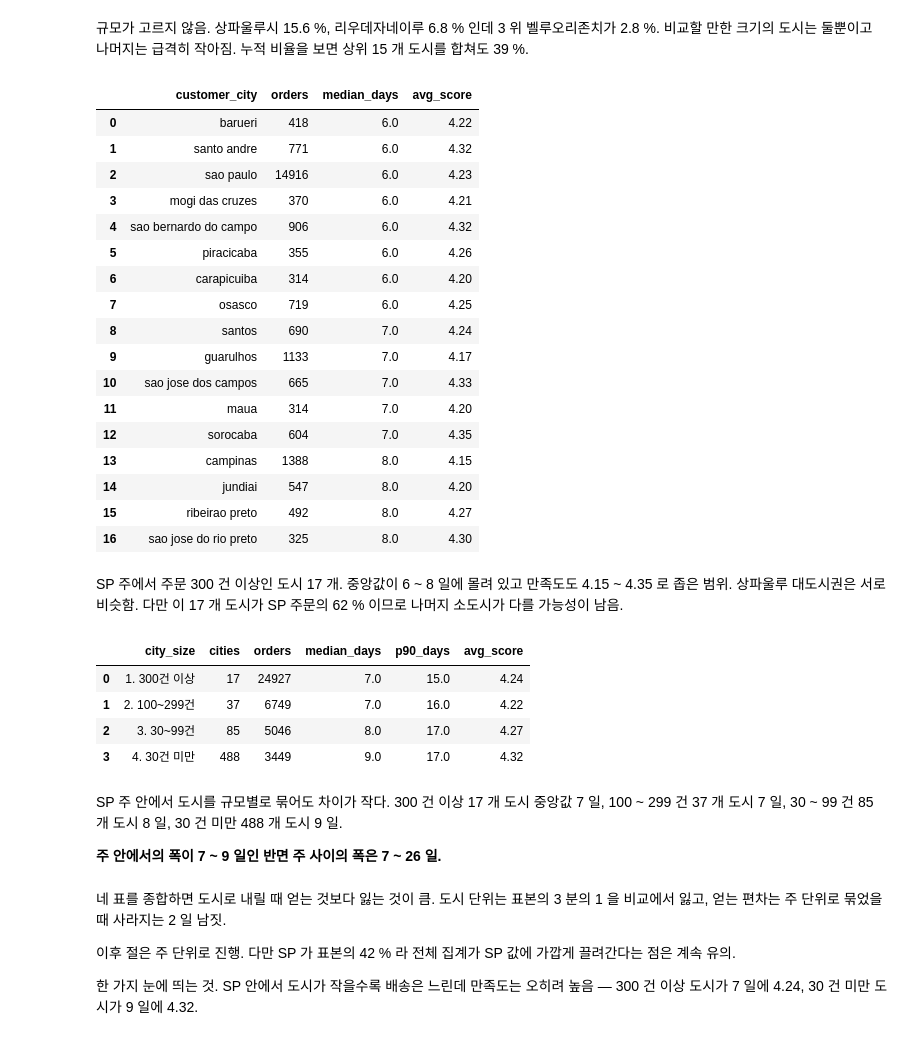
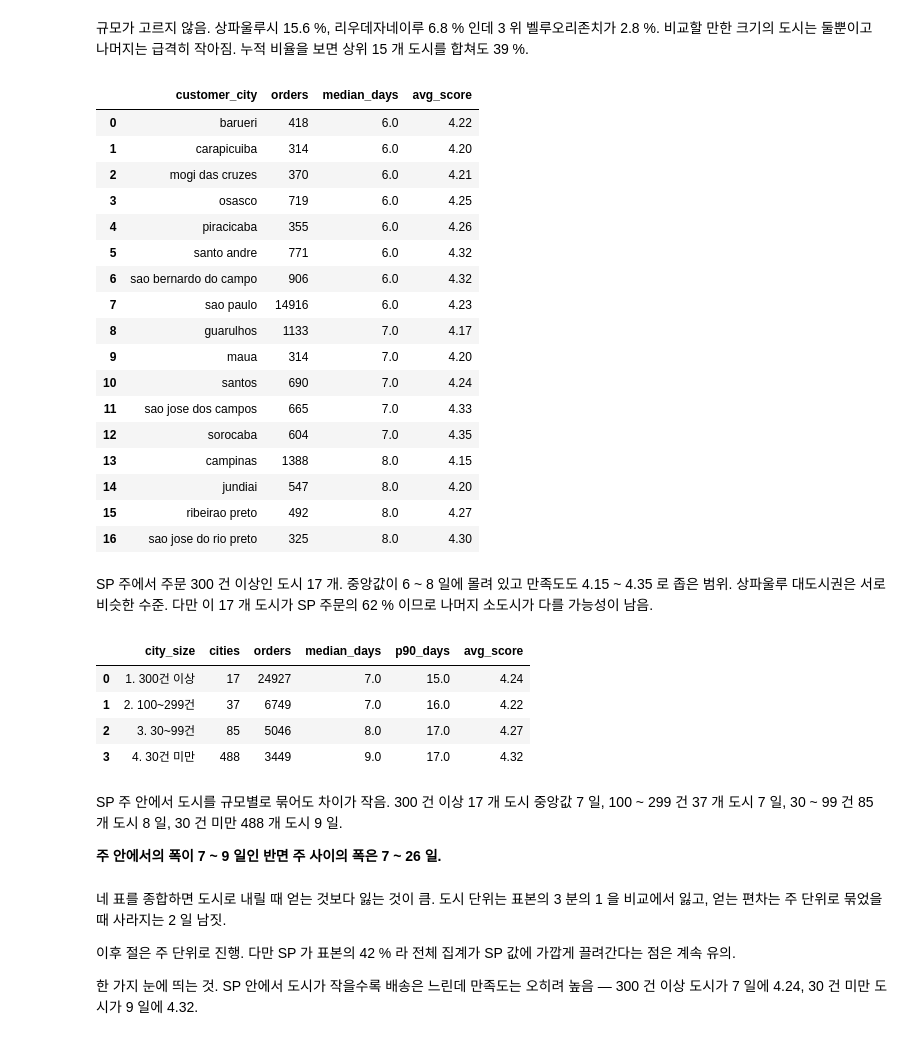
Before and after one commit to wlstjd1011/Olist-data-analyze, a Jupyter notebook: notebooks/06_delivery_expectation.ipynb, the cells around one changed output. Cells and saved outputs as stored; diff of their text form; code cells hidden in the pictures.

```diff
--- a/notebooks/06_delivery_expectation.ipynb
+++ b/notebooks/06_delivery_expectation.ipynb
@@ -322,29 +322,29 @@ LIMIT 15
 # %%
 con.execute("""
 SELECT customer_city,
        COUNT(*)                     AS orders,
        MEDIAN(delivery_days)        AS median_days,
        ROUND(AVG(review_score), 2)  AS avg_score
 FROM delivery_review
 WHERE customer_state = 'SP'
 GROUP BY customer_city
 HAVING COUNT(*) >= 300
-ORDER BY median_days
+ORDER BY median_days, customer_city
 """).df()
 # %% [output]
 |  | customer_city | orders | median_days | avg_score |
 | 0 | barueri | 418 | 6.0 | 4.22 |
-| 1 | santo andre | 771 | 6.0 | 4.32 |
-| 2 | sao paulo | 14916 | 6.0 | 4.23 |
-| 3 | mogi das cruzes | 370 | 6.0 | 4.21 |
-| 4 | sao bernardo do campo | 906 | 6.0 | 4.32 |
-| 5 | piracicaba | 355 | 6.0 | 4.26 |
-| 6 | carapicuiba | 314 | 6.0 | 4.20 |
-| 7 | osasco | 719 | 6.0 | 4.25 |
-| 8 | santos | 690 | 7.0 | 4.24 |
-| 9 | guarulhos | 1133 | 7.0 | 4.17 |
-| 10 | sao jose dos campos | 665 | 7.0 | 4.33 |
-| 11 | maua | 314 | 7.0 | 4.20 |
+| 1 | carapicuiba | 314 | 6.0 | 4.20 |
+| 2 | mogi das cruzes | 370 | 6.0 | 4.21 |
+| 3 | osasco | 719 | 6.0 | 4.25 |
+| 4 | piracicaba | 355 | 6.0 | 4.26 |
+| 5 | santo andre | 771 | 6.0 | 4.32 |
+| 6 | sao bernardo do campo | 906 | 6.0 | 4.32 |
+| 7 | sao paulo | 14916 | 6.0 | 4.23 |
+| 8 | guarulhos | 1133 | 7.0 | 4.17 |
+| 9 | maua | 314 | 7.0 | 4.20 |
+| 10 | santos | 690 | 7.0 | 4.24 |
+| 11 | sao jose dos campos | 665 | 7.0 | 4.33 |
 | 12 | sorocaba | 604 | 7.0 | 4.35 |
 | 13 | campinas | 1388 | 8.0 | 4.15 |
 | 14 | jundiai | 547 | 8.0 | 4.20 |
@@ -352,7 +352,7 @@ ORDER BY median_days
 | 16 | sao jose do rio preto | 325 | 8.0 | 4.30 |
 # %% [markdown]
 SP 주에서 주문 300 건 이상인 도시 17 개. 중앙값이 6 ~ 8 일에 몰려 있고
-만족도도 4.15 ~ 4.35 로 좁은 범위. 상파울루 대도시권은 서로 비슷함.
+만족도도 4.15 ~ 4.35 로 좁은 범위. 상파울루 대도시권은 서로 비슷한 수준.
 다만 이 17 개 도시가 SP 주문의 62 % 이므로 나머지 소도시가 다를 가능성이 남음.
 # %%
 con.execute("""
@@ -386,7 +386,7 @@ ORDER BY city_size
 | 2 | 3. 30~99건 | 85 | 5046 | 8.0 | 17.0 | 4.27 |
 | 3 | 4. 30건 미만 | 488 | 3449 | 9.0 | 17.0 | 4.32 |
 # %% [markdown]
-SP 주 안에서 도시를 규모별로 묶어도 차이가 작다.
+SP 주 안에서 도시를 규모별로 묶어도 차이가 작음.
 300 건 이상 17 개 도시 중앙값 7 일, 100 ~ 299 건 37 개 도시 7 일, 30 ~ 99 건 85 개 도시 8 일,
 30 건 미만 488 개 도시 9 일.
 
```
Also changed, not shown: parts of 46 cells of this notebook, 7 other files.
